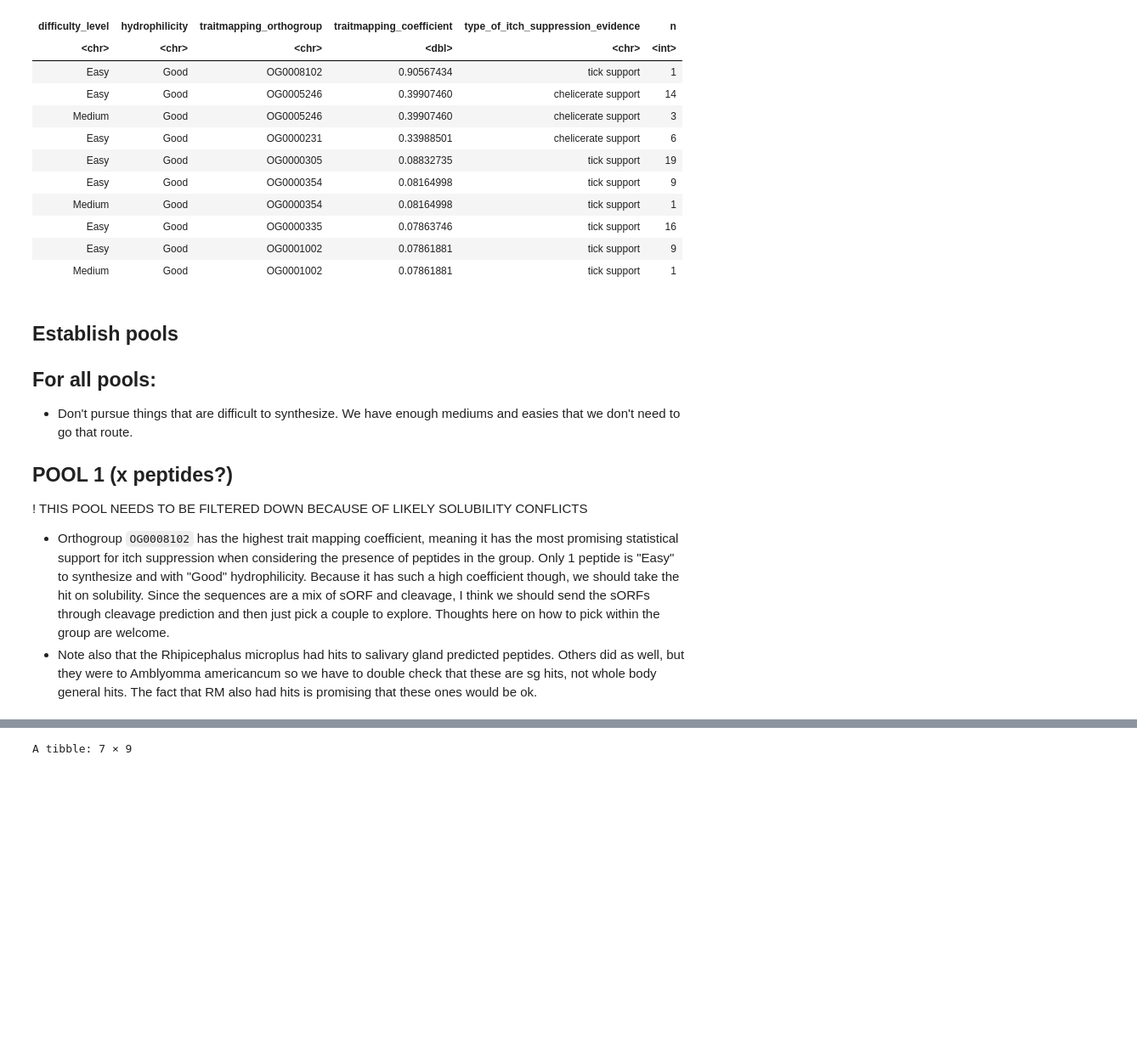
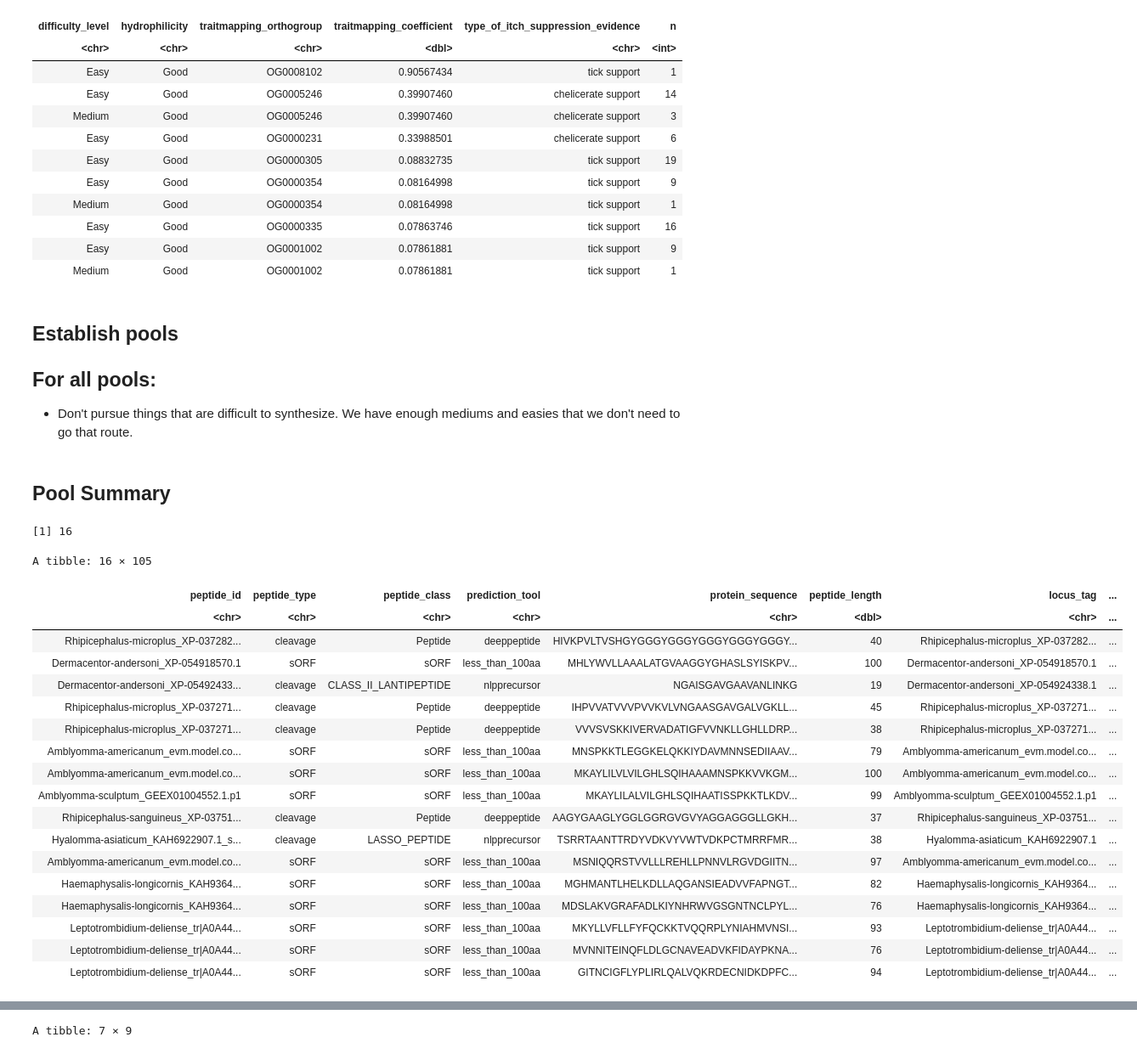
Before and after one commit to Arcadia-Science/2024-chelicerate-phylogenomics-peptides, a Jupyter notebook: notebooks/20240418-peptides-into-pools.ipynb, the cells around one changed output, grey strips where cells are left out. Shown: that part at 85% size. Saved outputs shown, nothing was run; the diff lists cells and outputs as text; code cells hidden in the pictures; blank space fills up the shorter version.

Commit message:
update filtering criteria

```diff
--- a/notebooks/20240418-peptides-into-pools.ipynb
+++ b/notebooks/20240418-peptides-into-pools.ipynb
@@ -143,9 +147,67 @@ A grouped_df: 10 × 6
 
 ## For all pools:
 * Don't pursue things that are difficult to synthesize. We have enough mediums and easies that we don't need to go that route.
-
-## POOL 1 (x peptides?)
-
-! THIS POOL NEEDS TO BE FILTERED DOWN BECAUSE OF LIKELY SOLUBILITY CONFLICTS
-* Orthogroup `OG0008102` has the highest trait mapping coefficient, meaning it has the most promising statistical support for itch suppression when considering the presence of peptides in the group. Only 1 peptide is "Easy" to synthesize and with "Good" hydrophilicity. Because it has such a high coefficient though, we should take the hit on solubility. Since the sequences are a mix of sORF and cleavage, I think we should send the sORFs through cleavage prediction and then just pick a couple to explore. Thoughts here on how to pick within the group are welcome.
-* Note also that the Rhipicephalus microplus had hits to salivary gland predicted peptides. Others did as well, but they were to Amblyomma americancum so we have to double check that these are sg hits, not whole body general hits. The fact that RM also had hits is promising that these ones would be ok.
+# %% [markdown]
+## Pool Summary
+# %%
+pool1_names <- c("Amblyomma-americanum_evm.model.contig-129979-1.1",
+                 "Amblyomma-americanum_evm.model.contig-245149-1.2", # NEEDS THE SIGNAL PEPTIDE CLEAVED
+                 "Amblyomma-sculptum_GEEX01004552.1.p1", # NEEDS THE SIGNAL PEPTIDE CLEAVED
+                 "Rhipicephalus-microplus_XP-037271377.1_start70_end114",
+                 "Rhipicephalus-microplus_XP-037271378.1_start78_end115",
+                 "Dermacentor-andersoni_XP-054924338.1_start87_end106")
+
+pool2_names <- c("Rhipicephalus-microplus_XP-037282321.1_start56_end95",
+                 "Dermacentor-andersoni_XP-054918570.1") # NEEDS THE SIGNAL PEPTIDE CLEAVED
+
+pool3_names <- c("Rhipicephalus-sanguineus_XP-037515628.1_start185_end221")
+
+pool4_names <- c("Hyalomma-asiaticum_KAH6922907.1_start146_end184",
+                 "Amblyomma-americanum_evm.model.contig-114601-1.1",
+                 "Haemaphysalis-longicornis_KAH9364597.1",
+                 "Haemaphysalis-longicornis_KAH9364993.1",
+                 "Leptotrombidium-deliense_tr|A0A443SE68|A0A443SE68-9ACAR",
+                 "Leptotrombidium-deliense_tr|A0A443RTB5|A0A443RTB5-9ACAR",
+                 "Leptotrombidium-deliense_tr|A0A443QRH9|A0A443QRH9-9ACAR") # NEEDS SIGNAL PEPTIDE CLEAVED
+
+pool5_names <- c()
+# %%
+all_names <- c(pool1_names, pool2_names, pool3_names, pool4_names, pool5_names)
+length(all_names)
+# %% [output]
+[1] 16
+# %%
+cleaved <- data.frame(peptide_id = c("Amblyomma-americanum_evm.model.contig-245149-1.2", "Amblyomma-sculptum_GEEX01004552.1.p1",
+                                     "Dermacentor-andersoni_XP-054918570.1", "Leptotrombidium-deliense_tr|A0A443QRH9|A0A443QRH9-9ACAR"),
+                      cleaved_protein_sequence = c("AAMNSPKKVVKGMNELEQSIYEALKDRREDIIAAGKALKTSMDKVGDETDEQFVQALIIGIIAAVAGTATSAAVSAAIKC",
+                                                   "ATISSPKKTLKDVKELQQDIIEALKENREEIMAAARALKSSMGNMEDGTEEQYIPPLVTAVIAAVAGGAVGGATGAGIA",
+                                                   "GYGHASLSYISKPVVSVGYVSKPIVTYVKQPVATVSHVVKPVLTVSHGYGGGYGGGYGGGYGGGYGGGYGGGYGGGHGYWR",
+                                                   "RPLYNIAHMVNSIRQVNEFLELGANAIETDVVFYSNGTAMKTFHGTPCDCFRDCFHSESIVNYLEYTKNITTP"),
+                     cleaved_difficulty_level = c("easy", "easy", "medium", "medium"),
+                     cleaved_hydrophilicity = c("good", "good", "poor", "poor"))
+# %%
+predictions %>%
+  filter(peptide_id %in% all_names) %>%
+  left_join(cleaved, by = "peptide_id") %>%
+  arrange(desc(traitmapping_orthogroup)) %>%
+  select(-start, -end, -nlpprecursor_class_score, -nlpprecursor_cleavage_score, -traitmapping_model, -traitmapping_profile_type)
+# %% [output]
+A tibble: 16 × 105
+| peptide_id | peptide_type | peptide_class | prediction_tool | protein_sequence | peptide_length | locus_tag | ... |
+| <chr> | <chr> | <chr> | <chr> | <chr> | <dbl> | <chr> | ... |
+| Rhipicephalus-microplus_XP-037282... | cleavage | Peptide | deeppeptide | HIVKPVLTVSHGYGGGYGGGYGGGYGGGYGGGY... | 40 | Rhipicephalus-microplus_XP-037282... | ... |
+| Dermacentor-andersoni_XP-054918570.1 | sORF | sORF | less_than_100aa | MHLYWVLLAAALATGVAAGGYGHASLSYISKPV... | 100 | Dermacentor-andersoni_XP-054918570.1 | ... |
+| Dermacentor-andersoni_XP-05492433... | cleavage | CLASS_II_LANTIPEPTIDE | nlpprecursor | NGAISGAVGAAVANLINKG | 19 | Dermacentor-andersoni_XP-054924338.1 | ... |
+| Rhipicephalus-microplus_XP-037271... | cleavage | Peptide | deeppeptide | IHPVVATVVVPVVKVLVNGAASGAVGALVGKLL... | 45 | Rhipicephalus-microplus_XP-037271... | ... |
+| Rhipicephalus-microplus_XP-037271... | cleavage | Peptide | deeppeptide | VVVSVSKKIVERVADATIGFVVNKLLGHLLDRP... | 38 | Rhipicephalus-microplus_XP-037271... | ... |
+| Amblyomma-americanum_evm.model.co... | sORF | sORF | less_than_100aa | MNSPKKTLEGGKELQKKIYDAVMNNSEDIIAAV... | 79 | Amblyomma-americanum_evm.model.co... | ... |
+| Amblyomma-americanum_evm.model.co... | sORF | sORF | less_than_100aa | MKAYLILVLVILGHLSQIHAAAMNSPKKVVKGM... | 100 | Amblyomma-americanum_evm.model.co... | ... |
+| Amblyomma-sculptum_GEEX01004552.1.p1 | sORF | sORF | less_than_100aa | MKAYLILALVILGHLSQIHAATISSPKKTLKDV... | 99 | Amblyomma-sculptum_GEEX01004552.1.p1 | ... |
+| Rhipicephalus-sanguineus_XP-03751... | cleavage | Peptide | deeppeptide | AAGYGAAGLYGGLGGRGVGVYAGGAGGGLLGKH... | 37 | Rhipicephalus-sanguineus_XP-03751... | ... |
+| Hyalomma-asiaticum_KAH6922907.1_s... | cleavage | LASSO_PEPTIDE | nlpprecursor | TSRRTAANTTRDYVDKVYVWTVDKPCTMRRFMR... | 38 | Hyalomma-asiaticum_KAH6922907.1 | ... |
+| Amblyomma-americanum_evm.model.co... | sORF | sORF | less_than_100aa | MSNIQQRSTVVLLLREHLLPNNVLRGVDGIITN... | 97 | Amblyomma-americanum_evm.model.co... | ... |
+| Haemaphysalis-longicornis_KAH9364... | sORF | sORF | less_than_100aa | MGHMANTLHELKDLLAQGANSIEADVVFAPNGT... | 82 | Haemaphysalis-longicornis_KAH9364... | ... |
+| Haemaphysalis-longicornis_KAH9364... | sORF | sORF | less_than_100aa | MDSLAKVGRAFADLKIYNHRWVGSGNTNCLPYL... | 76 | Haemaphysalis-longicornis_KAH9364... | ... |
+| Leptotrombidium-deliense_tr|A0A44... | sORF | sORF | less_than_100aa | MKYLLVFLLFYFQCKKTVQQRPLYNIAHMVNSI... | 93 | Leptotrombidium-deliense_tr|A0A44... | ... |
+| Leptotrombidium-deliense_tr|A0A44... | sORF | sORF | less_than_100aa | MVNNITEINQFLDLGCNAVEADVKFIDAYPKNA... | 76 | Leptotrombidium-deliense_tr|A0A44... | ... |
+| Leptotrombidium-deliense_tr|A0A44... | sORF | sORF | less_than_100aa | GITNCIGFLYPLIRLQALVQKRDECNIDKDPFC... | 94 | Leptotrombidium-deliense_tr|A0A44... | ... |
```
Also changed, not shown: parts of 19 cells of this notebook.
